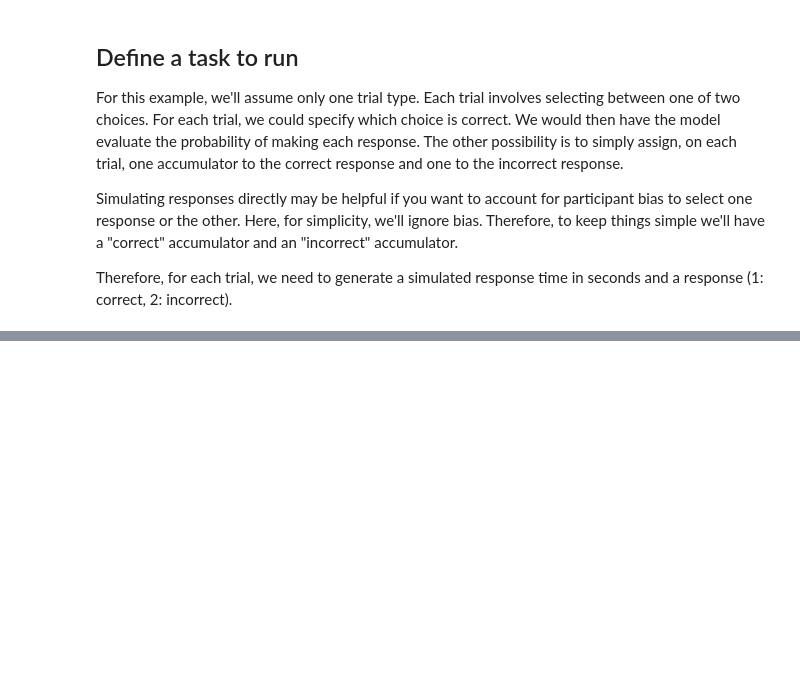
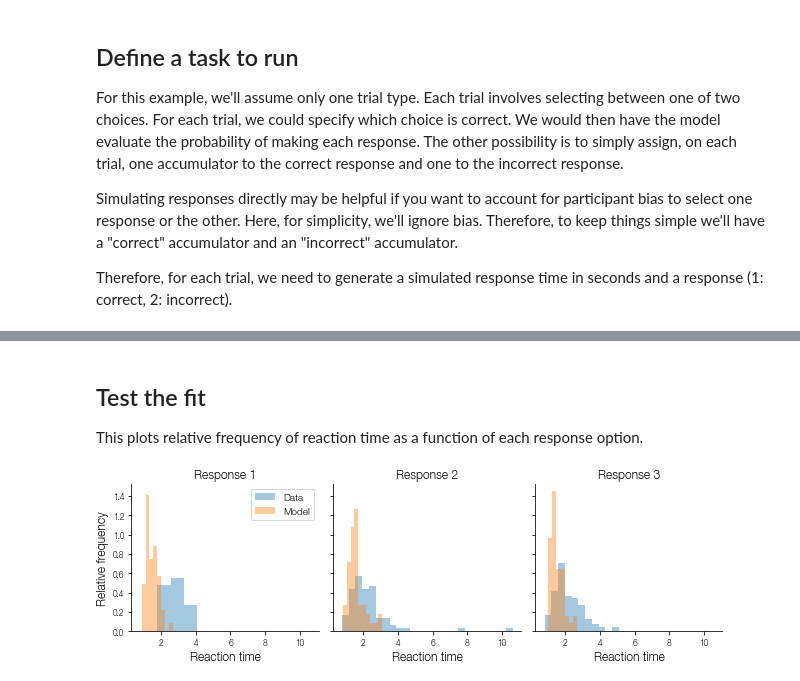
Before and after one commit to mortonne/psireact, a Jupyter notebook: jupyter/lba_recovery.ipynb, the cells around one changed output, grey strips where cells are left out. Saved outputs shown, nothing was run; the diff lists cells and outputs as text; code cells hidden in the pictures; blank space fills up the shorter version.

```diff
--- a/jupyter/lba_recovery.ipynb
+++ b/jupyter/lba_recovery.ipynb
@@ -44,0 +77,5 @@ TypeError: inner_fct() takes 2 positional arguments but 5 were given
+# %%
+fixed = {'s': 1, 'tau': 0, 'b': 8}
+group_vars = ['A', 'v']
+param, subj_param = model.post_param(trace, fixed, group_vars)
+param
@@ -44,0 +92,11 @@ TypeError: inner_fct() takes 2 positional arguments but 5 were given
+# %%
+sim = lba_model.gen(test_type, param, nrep=1)
+# %% [markdown]
+## Test the fit
+
+This plots relative frequency of reaction time as a function of each response option.
+# %%
+import psireact.plot as prp
+g = prp.plot_fit(df, sim)
+# %% [output]
+[figure, added]
```
Also changed, not shown: parts of 14 cells of this notebook.
